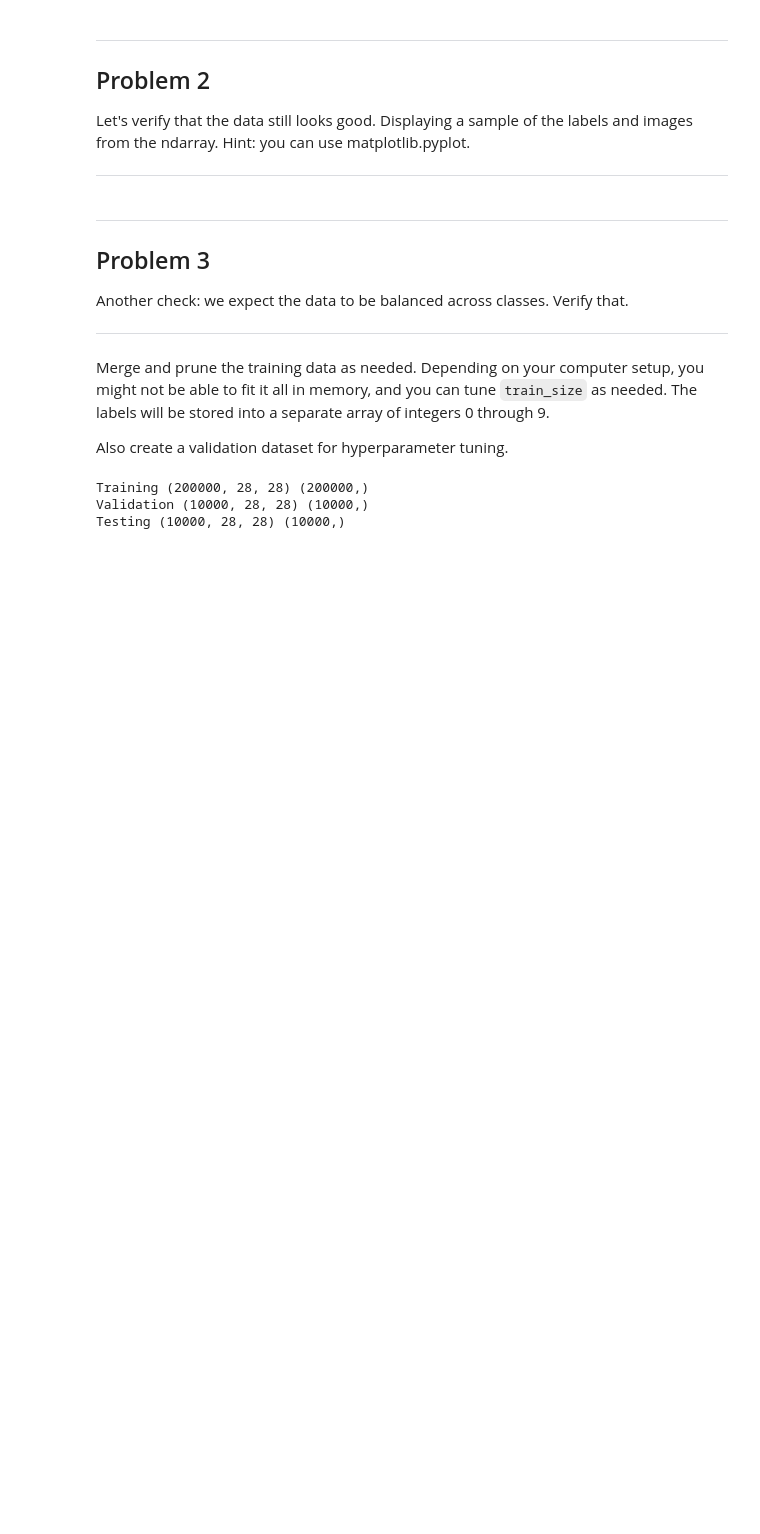
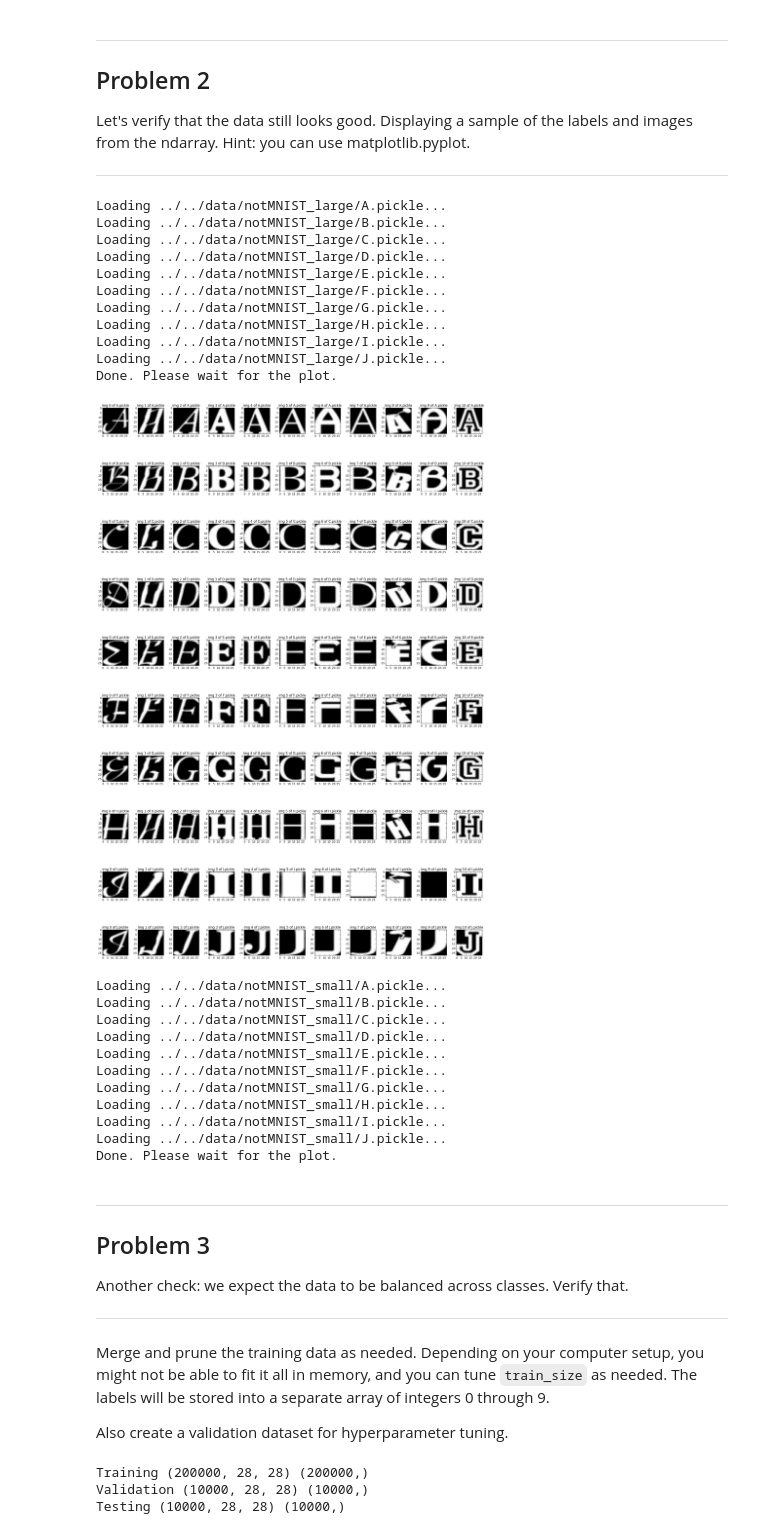
Before and after one commit to svdHero/udacity_deep_learning, a Jupyter notebook: src/jupyter_notebooks/1_notmnist.ipynb, the cells around one changed output. Saved outputs shown, nothing was run; the diff lists cells and outputs as text; code cells hidden in the pictures; blank space fills up the shorter version.

```diff
--- a/src/jupyter_notebooks/1_notmnist.ipynb
+++ b/src/jupyter_notebooks/1_notmnist.ipynb
@@ -198,6 +242,55 @@ Problem 2
 Let's verify that the data still looks good. Displaying a sample of the labels and images from the ndarray. Hint: you can use matplotlib.pyplot.
 
 ---
+# %%
+def plot_heads(datasets, num_plots_per_letter=11):
+    fig = plt.figure(figsize=(20, 30))
+    num_rows = len(datasets)
+    num_cols = num_plots_per_letter
+    subplot_index = 1
+    for pickle_file in datasets:
+        try:
+            letter_set = None
+            print("Loading {}...".format(pickle_file))
+            with open(pickle_file, 'rb') as f:
+                letter_set = pickle.load(f)
+            for img_index in range(num_plots_per_letter):
+                img = letter_set[img_index,:,:]*pixel_depth + pixel_depth/2
+                ax=fig.add_subplot(num_rows,num_cols,subplot_index)
+                ax.set_title("img {} of {}".format(img_index, os.path.basename(pickle_file)))
+                imgplot = plt.imshow(img, cmap="gray")
+                subplot_index += 1
+        except Exception as e:
+            print('Unable to process data from', pickle_file, ':', e)
+    print("Done. Please wait for the plot.")
+    fig.tight_layout()
+    plt.show()
+plot_heads(train_datasets)
+plot_heads(test_datasets)
+# %% [output]
+Loading ../../data/notMNIST_large/A.pickle...
+Loading ../../data/notMNIST_large/B.pickle...
+Loading ../../data/notMNIST_large/C.pickle...
+Loading ../../data/notMNIST_large/D.pickle...
+Loading ../../data/notMNIST_large/E.pickle...
+Loading ../../data/notMNIST_large/F.pickle...
+Loading ../../data/notMNIST_large/G.pickle...
+Loading ../../data/notMNIST_large/H.pickle...
+Loading ../../data/notMNIST_large/I.pickle...
+Loading ../../data/notMNIST_large/J.pickle...
+Done. Please wait for the plot.
+[figure, added]
+Loading ../../data/notMNIST_small/A.pickle...
+Loading ../../data/notMNIST_small/B.pickle...
+Loading ../../data/notMNIST_small/C.pickle...
+Loading ../../data/notMNIST_small/D.pickle...
+Loading ../../data/notMNIST_small/E.pickle...
+Loading ../../data/notMNIST_small/F.pickle...
+Loading ../../data/notMNIST_small/G.pickle...
+Loading ../../data/notMNIST_small/H.pickle...
+Loading ../../data/notMNIST_small/I.pickle...
+Loading ../../data/notMNIST_small/J.pickle...
+Done. Please wait for the plot.
 # %% [markdown]
 ---
 Problem 3
```
Also changed, not shown: parts of 4 cells of this notebook.
